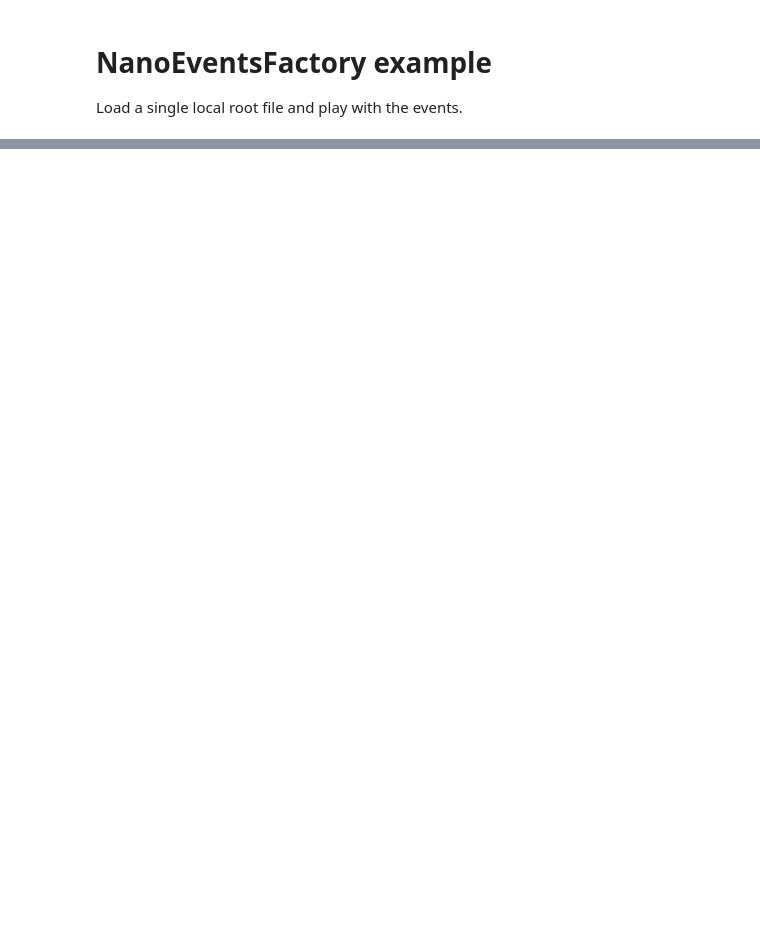
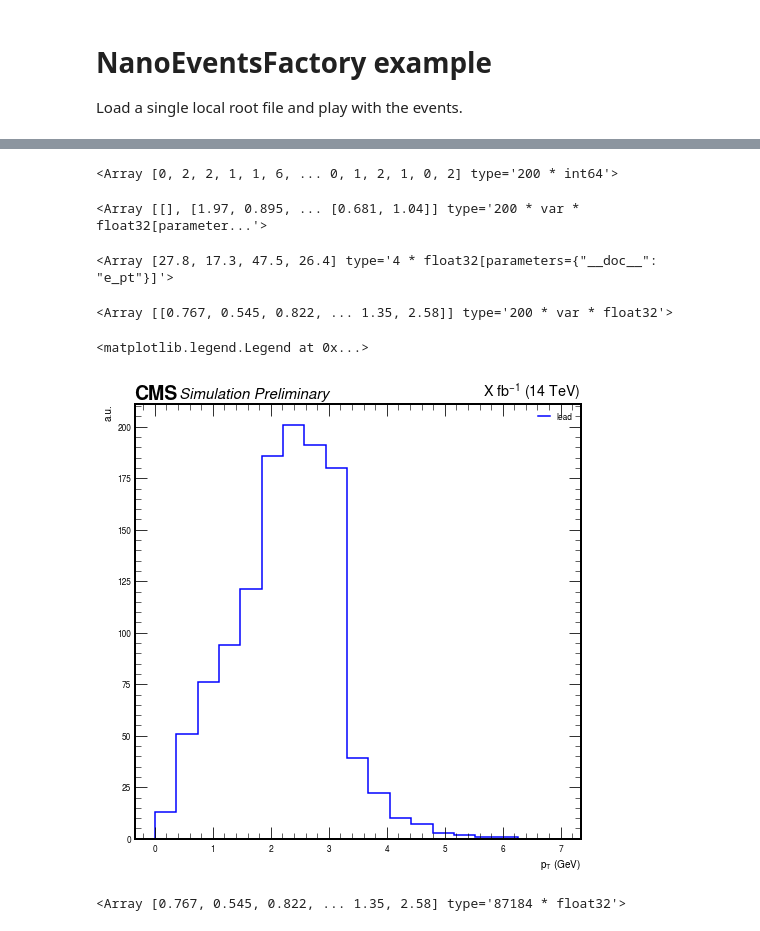
Before and after one commit to danbarto/chronos, a Jupyter notebook: notebooks/timing.ipynb, the cells around one changed output, grey strips where cells are left out. Cells and saved outputs as stored; diff of their text form; code cells hidden in the pictures; blank space fills up the shorter version.

```diff
--- a/notebooks/timing.ipynb
+++ b/notebooks/timing.ipynb
@@ -75,0 +158,17 @@ plt.legend()
+# %%
+def delta_phi(first, second):
+    return np.arccos(np.cos(first.phi - second.phi))
+
+def delta_r2(first, second):
+    return (first.eta - second.eta) ** 2 + delta_phi(first, second) ** 2
+
+def delta_r(first, second):
+    return np.sqrt(delta_r2(first, second))
+
+def match(first, second, deltaRCut=0.4):
+    drCut2 = deltaRCut**2
+    combs = ak.cartesian([first, second], nested=True)
+    return ak.any((delta_r2(combs['0'], combs['1'])<drCut2), axis=2)
+# %%
+gen_ele = get_four_vec_fromPtEtaPhiM(None, events['e_pt'], events['e_eta'], events['e_phi'], ak.zeros_like(events['e_phi']), copy=False)
+#Q['p4'] = Q
@@ -75,0 +177,3 @@ plt.legend()
+# %%
+dielectron = choose(gen_ele, n=2)
+dielectron
@@ -75,0 +189,55 @@ plt.legend()
+# %%
+ak.num(reco_track[matched_track], axis=1)
+# %% [output]
+<Array [0, 2, 2, 1, 1, 6, ... 0, 1, 2, 1, 0, 2] type='200 * int64'>
+# %%
+reco_track[matched_track].pt
+# %% [output]
+<Array [[], [1.97, 0.895, ... [0.681, 1.04]] type='200 * var * float32[parameter...'>
+# %%
+gen_ele.pt[0]
+# %% [output]
+<Array [27.8, 17.3, 47.5, 26.4] type='4 * float32[parameters={"__doc__": "e_pt"}]'>
+# %%
+delta_r(track_ele['0'], track_ele['1'])
+# %% [output]
+<Array [[0.767, 0.545, 0.822, ... 1.35, 2.58]] type='200 * var * float32'>
+# %%
+f, ax = plt.subplots(figsize=(8, 8))
+
+binning = np.linspace(0,7,20)
+
+delta_r_hist = bh.Histogram(bh.axis.Variable(binning), storage=bh.storage.Weight())
+delta_r_hist.fill(ak.flatten(delta_r(dielectron['0'], dielectron['1']), axis=1))
+
+hep.histplot(
+    [delta_r_hist.counts()],
+    binning,
+    histtype="step",
+    stack=False,
+    label=[r'lead'],
+    color=['blue'],
+    ax=ax,
+    )
+
+hep.cms.label(
+    "Preliminary",
+    data=False,
+    lumi='X',
+    com=14,
+    loc=0,
+    ax=ax,
+    fontsize=15,
+)
+
+ax.set_ylabel(r'a.u.')
+ax.set_xlabel(r'$p_{T}\ (GeV)$')
+
+plt.legend()
+# %% [output]
+<matplotlib.legend.Legend at 0x...>
+[figure, added]
+# %%
+ak.flatten(delta_r(track_ele['0'], track_ele['1']), axis=1)
+# %% [output]
+<Array [0.767, 0.545, 0.822, ... 1.35, 2.58] type='87184 * float32'>
```
Also changed, not shown: parts of 14 cells of this notebook, 3 other files.
